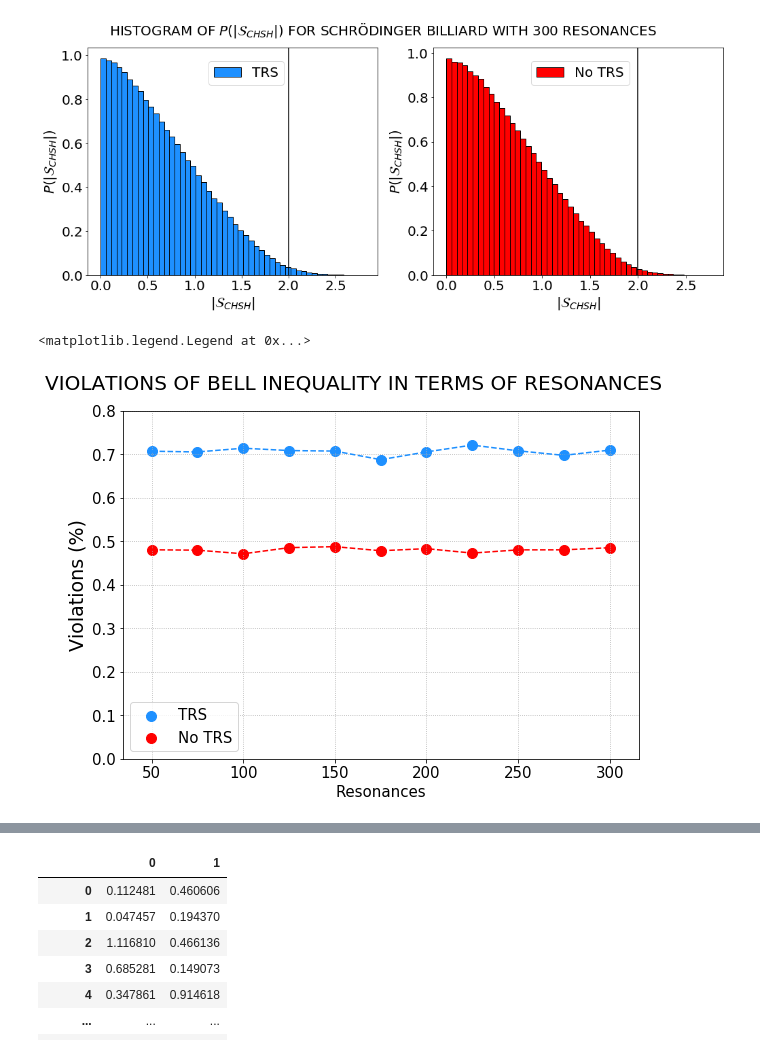
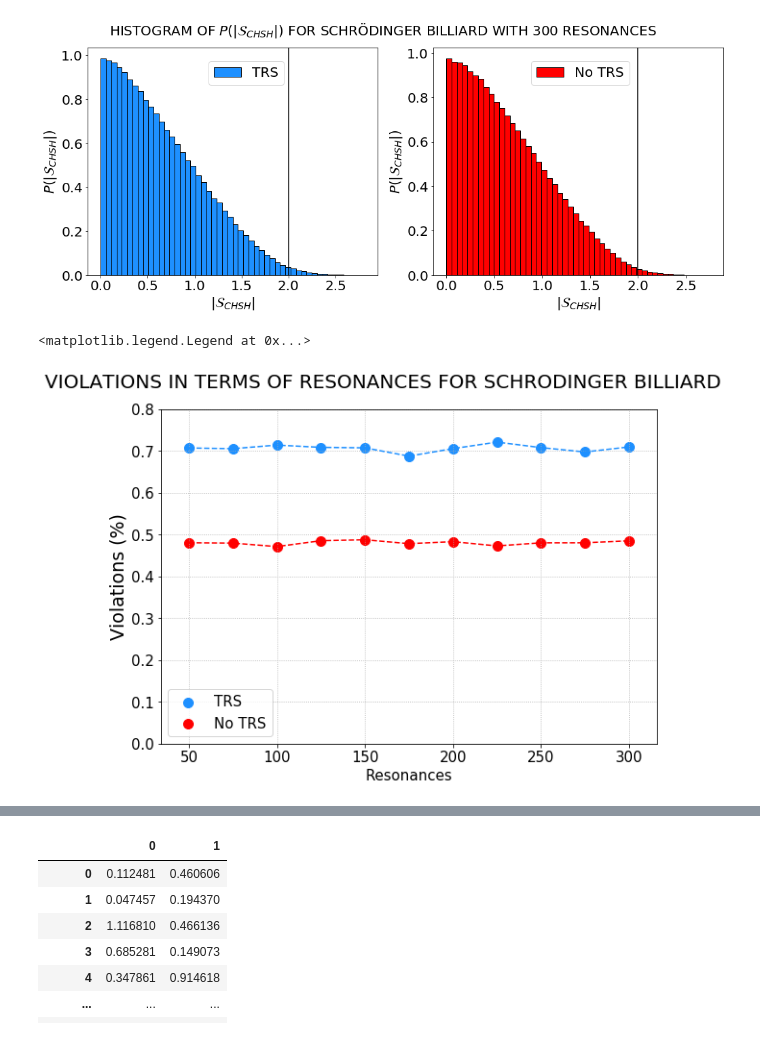
Before and after one commit to Rafffaelb/Schrodinger_Billiard, a Jupyter notebook: WignerDyson/Data_Analysis/Bell_Parameter.ipynb, the cells around one changed output, grey strips where cells are left out. Drawn from its saved outputs; the diff is of its cells as text; code cells hidden in the pictures.

Commit message:
Updating Bell Parameter jupyter notebook file

```diff
--- a/WignerDyson/Data_Analysis/Bell_Parameter.ipynb
+++ b/WignerDyson/Data_Analysis/Bell_Parameter.ipynb
@@ -120,26 +120,26 @@ axs[1].axvline(2, color = 'black')
 <matplotlib.lines.Line2D at 0x...>
 [figure]
 # %%
-fig, axs = plt.subplots(1,1, figsize = (8, 6), constrained_layout = True)
+fig, axs = plt.subplots(1,1, figsize = (8, 6), constrained_layout = True, facecolor = 'w')
 
 
 axs.scatter([25*i + 50 for i in range(0,11)], (100/1000000)*Violations_O, label = 'TRS', s = 100, color = 'dodgerblue', alpha = 1)
 axs.scatter([25*i + 50 for i in range(0,11)], (100/1000000)*Violations_U, label = 'No TRS', s = 100, color = 'red', alpha = 1)
 
 axs.plot([25*i + 50 for i in range(0,11)], (100/1000000)*Violations_O, color = 'dodgerblue', linestyle = 'dashed')
 axs.plot([25*i + 50 for i in range(0,11)], (100/1000000)*Violations_U, color = 'red', linestyle = 'dashed')
 
 axs.set_ylim((0,0.8))
 
-fig.suptitle(r'VIOLATIONS OF BELL INEQUALITY IN TERMS OF RESONANCES', fontsize = 20)
+fig.suptitle(r'VIOLATIONS IN TERMS OF RESONANCES FOR SCHRODINGER BILLIARD', fontsize = 20)
 axs.set_xlabel('Resonances', fontsize = 15)
 axs.set_ylabel('Violations (%)', fontsize = 19)
 axs.tick_params(axis = 'both', which = 'major', labelsize = 15)
 axs.grid(linestyle = ':')
 axs.legend(fontsize = 15)
 # %% [output]
 <matplotlib.legend.Legend at 0x...>
-[figure, old version]
+[figure, new version]
 # %%
 df_Bell_Parameter_Gamma_O = pd.read_csv(r'Bell_Parameter/Bell_Gamma/Bell_Parameter_O_Gamma.txt', sep = '\t', header = None)
 df_Bell_Parameter_Gamma_U = pd.read_csv(r'Bell_Parameter/Bell_Gamma/Bell_Parameter_U_Gamma.txt', sep = '\t', header = None)
```
Also changed, not shown: parts of 8 cells of this notebook.
